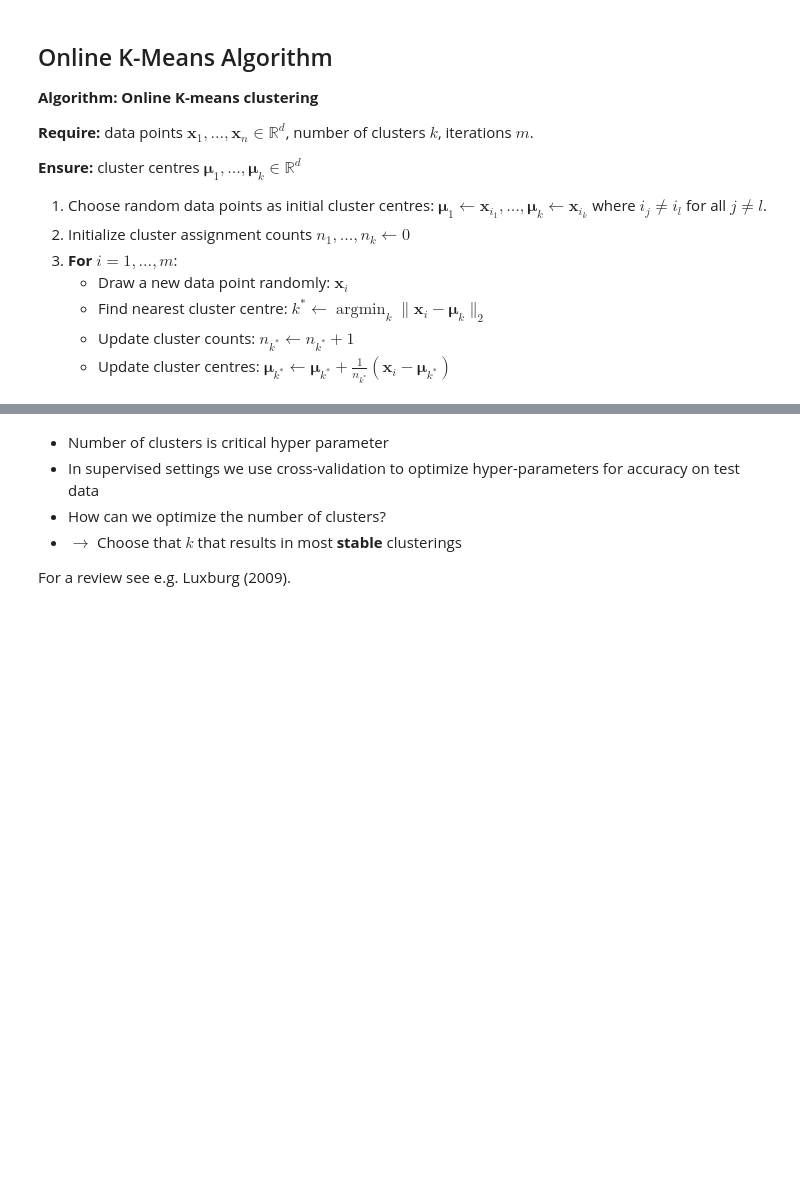
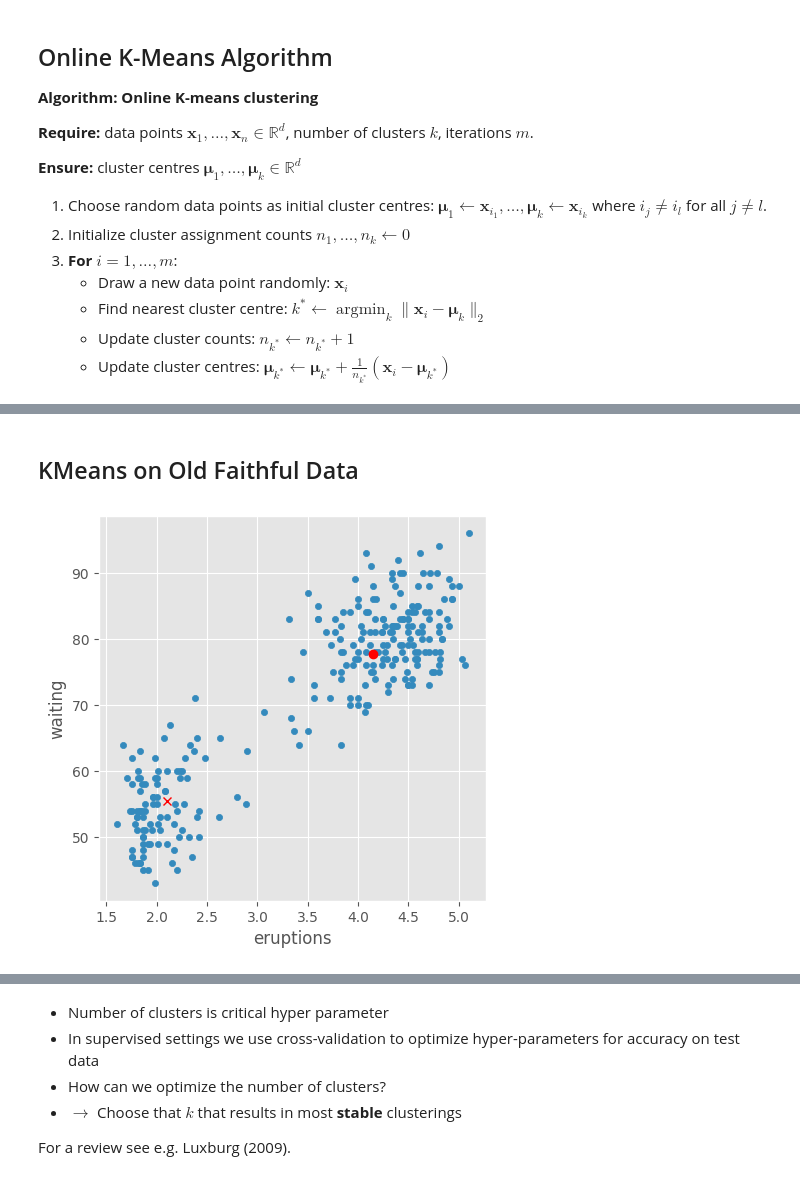
Before and after one commit to calgo-lab/ml-intro, a Jupyter notebook: clustering.ipynb, the cells around one changed output, grey strips where cells are left out. Cells and saved outputs as stored; diff of their text form; code cells hidden in the pictures; blank space fills up the shorter version.

```diff
--- a/clustering.ipynb
+++ b/clustering.ipynb
@@ -147,0 +98,33 @@ Famous data set for clustering:
+# %%
+class KMeans:
+
+    def __init__(self, n_clusters=2, iterations=20):
+        # number of clusters
+        self.n_clusters = n_clusters
+        self.iterations = iterations
+        # centroids
+        self.cluster_centers = None
+
+    def fit(self, X):
+        # initialize with random data points
+        D,N = X.shape[1],X.shape[0]
+        # draw random data points to initialize clusters
+        if self.cluster_centers == None:
+            self.cluster_centers = X[np.random.choice(N, self.n_clusters)]
+        counts = np.zeros((self.n_clusters))
+        for it in range(np.minimum(self.iterations,N)):
+            # draw random data point
+            idx = np.random.choice(N)
+            # find closest cluster
+            cidx = self.predict(X[[idx],:])[0]
+            # update counts
+            counts[cidx] += 1
+            # update cluster center
+            self.cluster_centers[cidx,:] += 1/counts[cidx] * (X[idx,:] - self.cluster_centers[cidx,:])
+
+    def predict(self, X):
+        # compute distance to all centroids
+        dist_to_centroids = np.zeros((X.shape[0], self.n_clusters))
+        for c_idx in range(self.n_clusters):
+            dist_to_centroids[:,c_idx] = np.sum((X - self.cluster_centers[c_idx,:]) ** 2, axis=1)
+        return dist_to_centroids.argsort(axis=1)[:,0]
@@ -148,3 +465,13 @@ Famous data set for clustering:
+# %% [markdown]
+## KMeans on Old Faithful Data
+# %%
+kmeans = KMeans(n_clusters = 2)
+kmeans.fit(X.values)
+X.plot.scatter('eruptions', 'waiting');
+plt.plot(kmeans.cluster_centers[0,0], kmeans.cluster_centers[0,1],'ro',
+kmeans.cluster_centers[1,0], kmeans.cluster_centers[1,1],'rx');
+# %% [output]
+[figure, added]
 # %% [markdown]
 ## Clustering Instability
 
```
Also changed, not shown: parts of 15 cells of this notebook.
